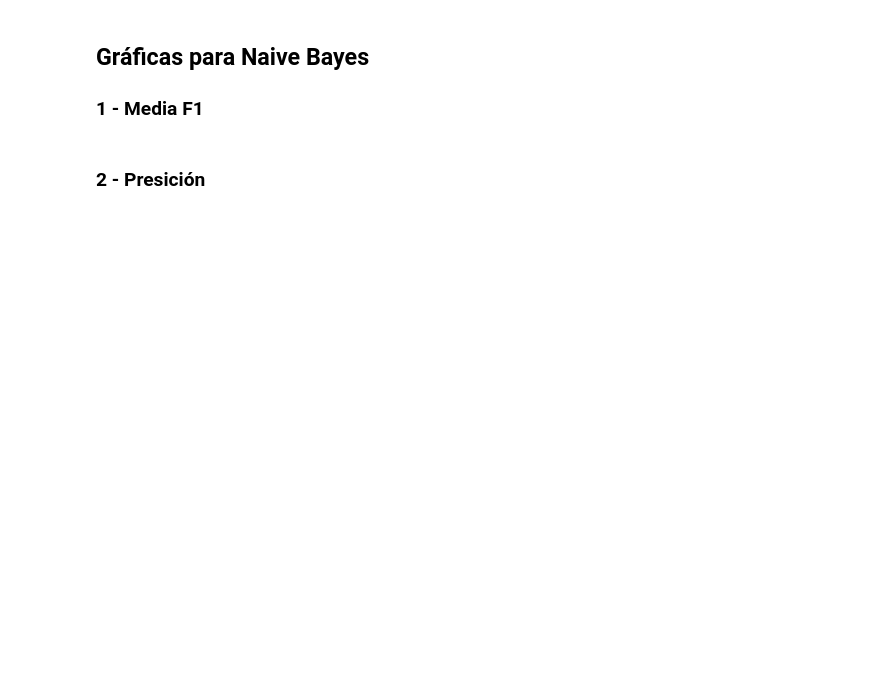
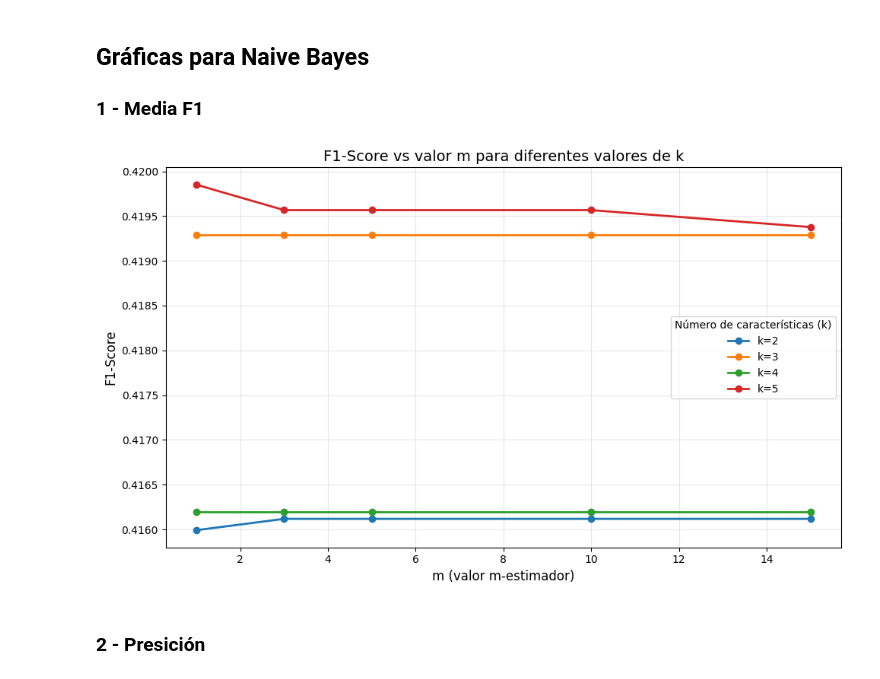
Before and after one commit to facuguisande/AA25, a Jupyter notebook: tarea.ipynb, the cells around one changed output. Cells and saved outputs as stored; diff of their text form; code cells hidden in the pictures; blank space fills up the shorter version.

```diff
--- a/tarea.ipynb
+++ b/tarea.ipynb
@@ -890,15 +1213,15 @@ m_max=-1
 n_max=-1
 f1_max=-1
 #Lista utilizada para graficar
-mapa_calor_f1=[]
-mapa_calor_rec=[]
-mapa_calor_pres=[]
+datos_f1=[]
+datos_rec=[]
+datos_pres=[]
 # Iterar segun valores de nd
 for entrenamiento_NB_df, prueba_NB_df, n in [(entrenamiento_final_m1_df, prueba_final_m1_df, 1), (entrenamiento_final_m1_7_df, prueba_final_m1_7_df, 7), (entrenamiento_final_m1_15_df, prueba_final_m1_15_df, 15), (entrenamiento_final_m1_30_df, prueba_final_m1_30_df, 30), (entrenamiento_final_m2_df, prueba_final_m2_df, 0)]:
     print("========================================")
     print(f"Modelo Naive Bayes - Variables con nd={n}")
     print("========================================")
-    valores_m=[1, 5, 15, 30]
+    valores_m=[1, 3, 5, 10, 15]
     valores_k=[2, 3, 4, 5, 6, 7]
 
     y_entrenamiento_NB = entrenamiento_NB_df['manana_llueve']
@@ -962,9 +1285,9 @@ for entrenamiento_NB_df, prueba_NB_df, n in [(entrenamiento_final_m1_df, prueba_
                 f1=f1_score(y_val_fold, predicciones_cv)
                 valores_f1.append(f1)
                 if(n==1):
-                    mapa_calor_pres.append((m,k,pres))
-                    mapa_calor_rec.append((m,k,rec))
-                    mapa_calor_f1.append((m, k, f1))
+                    datos_pres.append((m,k,pres))
+                    datos_rec.append((m,k,rec))
+                    datos_f1.append((m, k, f1))
 
                 #print(f"Precision: {precision_cv}")
                 #print(f"Recall: {recall_cv}")
@@ -1123,22 +1499,31 @@ print(mc)
 ## Gráficas para Naive Bayes
 ### 1 - Media F1
 # %%
-# Convertir mapa_calor a DataFrame
-df_mapa = pd.DataFrame(mapa_calor_f1, columns=['m', 'k', 'f1_score'])
+df_f1 = pd.DataFrame(datos_f1, columns=['m', 'k', 'f1'])
 
-df_pivot = df_mapa.groupby(['m', 'k'])['f1_score'].mean().reset_index()
-df_heatmap = df_pivot.pivot(index='m', columns='k', values='f1_score')
+df_f1 = df_f1.groupby(['m', 'k'])['f1'].mean().reset_index()
 
-# Crear mapa
-plt.figure(figsize=(10, 8))
-sns.heatmap(df_heatmap, annot=True, fmt='.4f', cmap='YlOrRd',
-            cbar_kws={'label': 'F1-Score'}, square=True)
+plt.figure(figsize=(10, 6))
 
-plt.title('Mapa de Calor: F1-Score por combinación de hiperparámetros k y m', fontsize=14)
-plt.xlabel('k (Número de características seleccionadas)', fontsize=12)
-plt.ylabel('m (valor m-estimador)', fontsize=12)
+k_values = sorted(df_f1['k'].unique())
+
+for k_val in k_values:
+    df_k = df_f1[df_f1['k'] == k_val]
+    plt.plot(df_k['m'], df_k['f1'], marker='o', linewidth=2,
+             label=f'k={k_val}', markersize=6)
+
+m_values = sorted(df_f1['m'].unique())
+plt.xticks(m_values)
+
+plt.xlabel('m (valor m-estimador)', fontsize=12)
+plt.ylabel('F1-Score', fontsize=12)
+plt.title('F1-Score vs valor m para diferentes valores de k', fontsize=14)
+plt.legend(title='Número de características (k)', fontsize=10)
+plt.grid(True, alpha=0.3)
 plt.tight_layout()
 plt.show()
+# %% [output]
+[figure, added]
 # %% [markdown]
 ### 2 - Presición
 # %%
```
Also changed, not shown: parts of 30 cells of this notebook.
